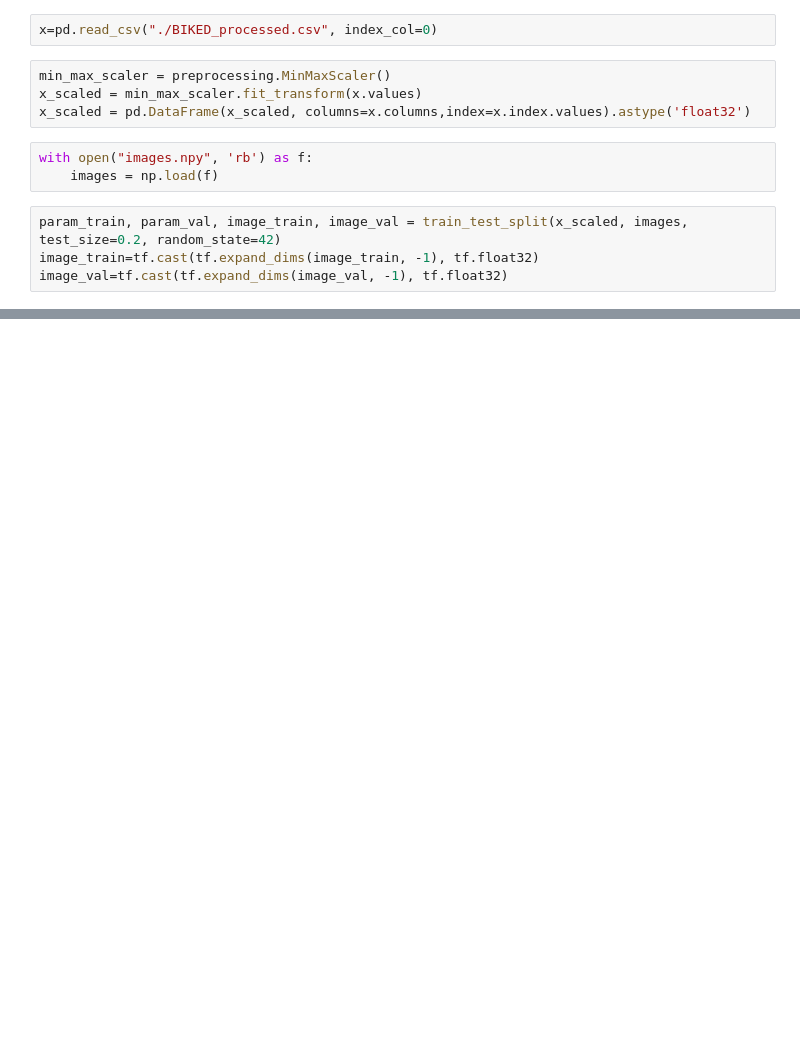
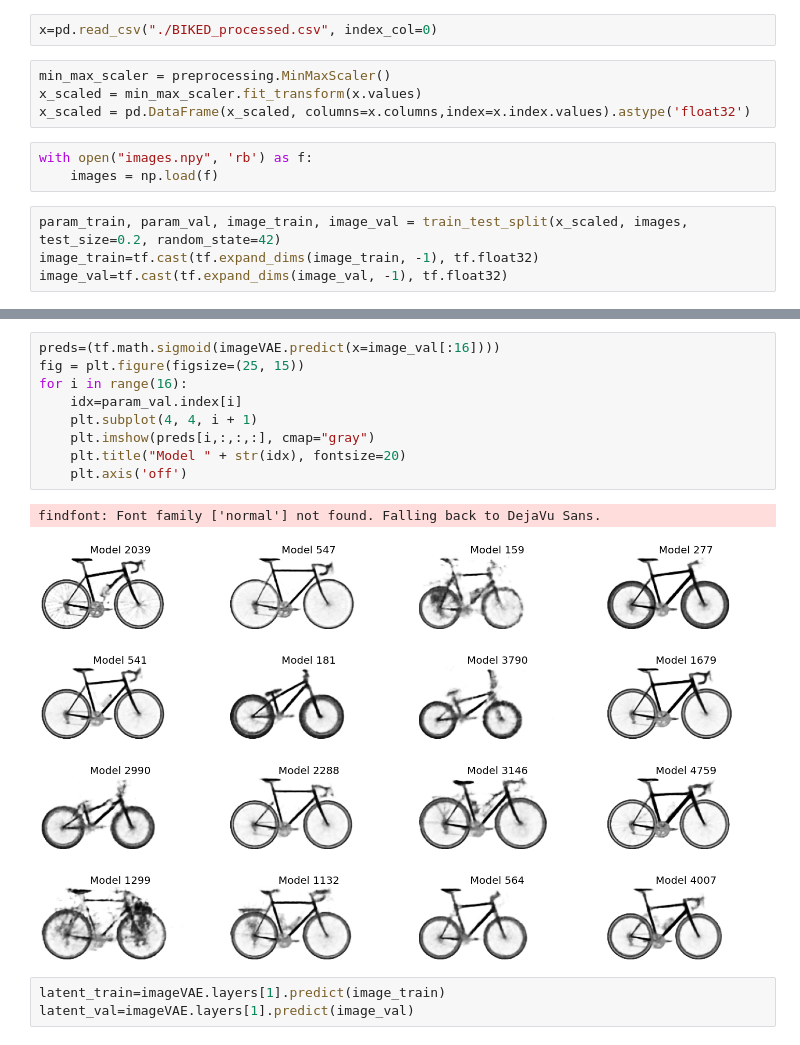
Before and after one commit to Lyleregenwetter/2.s997-Demo-Materials, a Jupyter notebook: CP2 Testing/VAE Solution.ipynb, the cells around one changed output, grey strips where cells are left out. Saved outputs shown, nothing was run; the diff lists cells and outputs as text; blank space fills up the shorter version.

```diff
--- a/CP2 Testing/VAE Solution.ipynb
+++ b/CP2 Testing/VAE Solution.ipynb
@@ -122,0 +162,15 @@ NameError: name 'tfp' is not defined
+# %%
+preds=(tf.math.sigmoid(imageVAE.predict(x=image_val[:16])))
+fig = plt.figure(figsize=(25, 15))
+for i in range(16):
+    idx=param_val.index[i]
+    plt.subplot(4, 4, i + 1)
+    plt.imshow(preds[i,:,:,:], cmap="gray")
+    plt.title("Model " + str(idx), fontsize=20)
+    plt.axis('off')
+# %% [output]
+findfont: Font family ['normal'] not found. Falling back to DejaVu Sans.
+[figure, added]
+# %%
+latent_train=imageVAE.layers[1].predict(image_train)
+latent_val=imageVAE.layers[1].predict(image_val)
```
Also changed, not shown: parts of 13 cells of this notebook, 5 other files.
